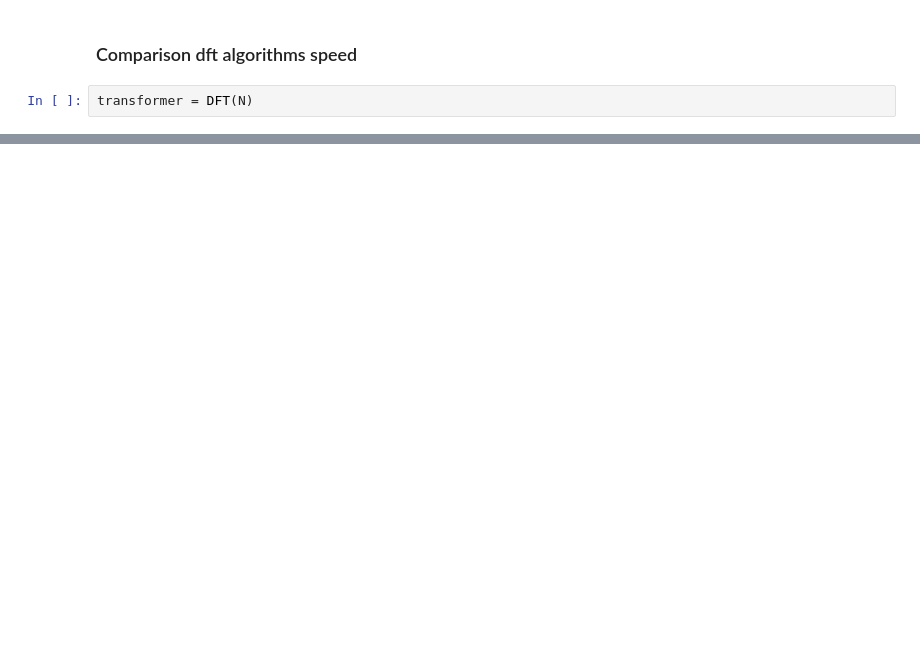
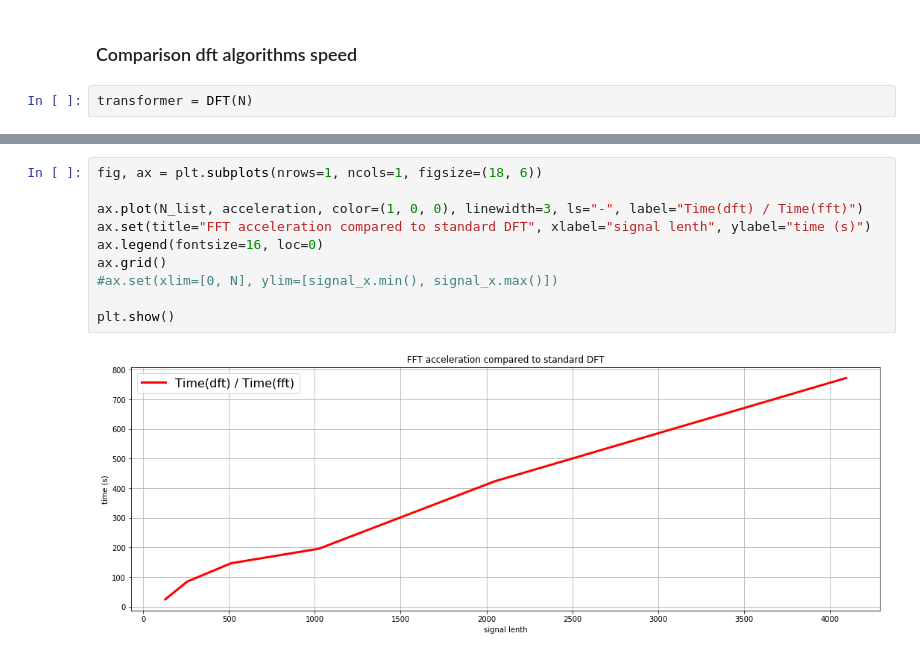
Before and after one commit to Vitalinsh/Laboratory-works, a Jupyter notebook: RTS_lab4_fast_fourier_transform.ipynb, the cells around one changed output, grey strips where cells are left out. Drawn from its saved outputs; the diff is of its cells as text; blank space fills up the shorter version.

```diff
--- a/RTS_lab4_fast_fourier_transform.ipynb
+++ b/RTS_lab4_fast_fourier_transform.ipynb
@@ -265,0 +263,12 @@ plt.show()
+# %%
+fig, ax = plt.subplots(nrows=1, ncols=1, figsize=(18, 6))
+
+ax.plot(N_list, acceleration, color=(1, 0, 0), linewidth=3, ls="-", label="Time(dft) / Time(fft)")
+ax.set(title="FFT acceleration compared to standard DFT", xlabel="signal lenth", ylabel="time (s)")
+ax.legend(fontsize=16, loc=0)
+ax.grid()
+#ax.set(xlim=[0, N], ylim=[signal_x.min(), signal_x.max()])
+
+plt.show()
+# %% [output]
+[figure, added]
```
Also changed, not shown: parts of 8 cells of this notebook, 6 other files.
